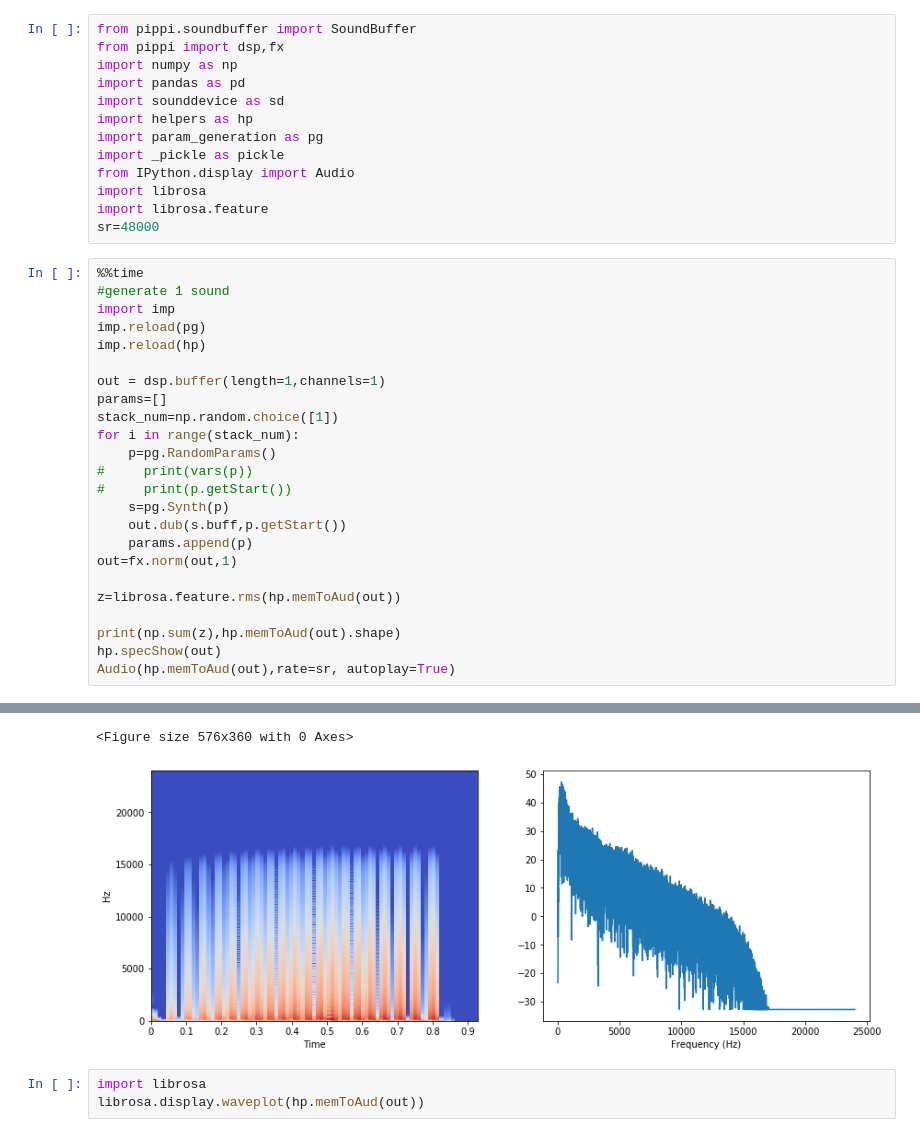
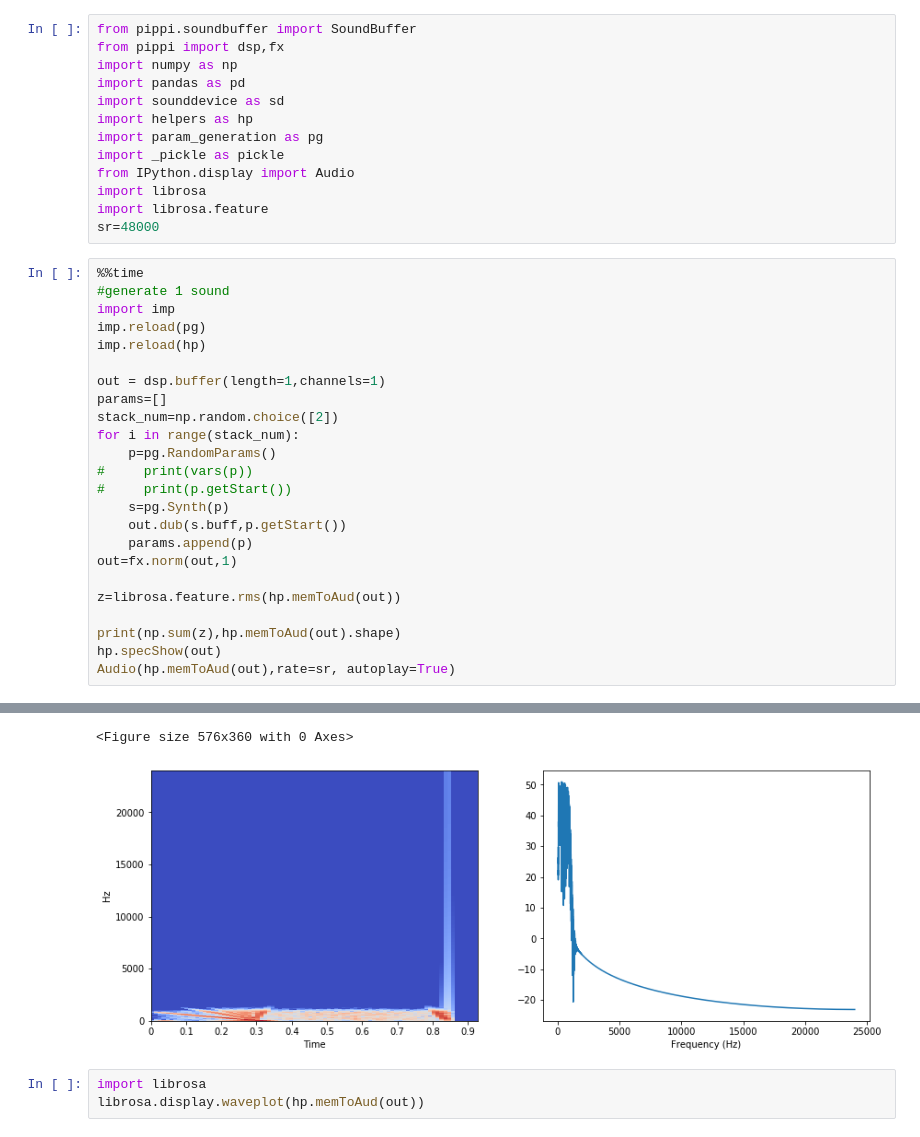
Before and after one commit to imilas/Synths_Stacks_Search, a Jupyter notebook: random_gen.ipynb, the cells around one changed output, grey strips where cells are left out. Saved outputs shown, nothing was run; the diff lists cells and outputs as text.

```diff
--- a/random_gen.ipynb
+++ b/random_gen.ipynb
@@ -20,7 +20,7 @@ imp.reload(hp)
 
 out = dsp.buffer(length=1,channels=1)
 params=[]
-stack_num=np.random.choice([1])
+stack_num=np.random.choice([2])
 for i in range(stack_num):
     p=pg.RandomParams()
 #     print(vars(p))
@@ -42,6 +42,6 @@ Wall time: 191 ms
 [interactive output not drawn]
 <Figure size 576x360 with 0 Axes>
-[figure, old version]
+[figure, new version]
 # %%
 import librosa
 librosa.display.waveplot(hp.memToAud(out))
```
Also changed, not shown: parts of 1 cell of this notebook, 2 other files.
